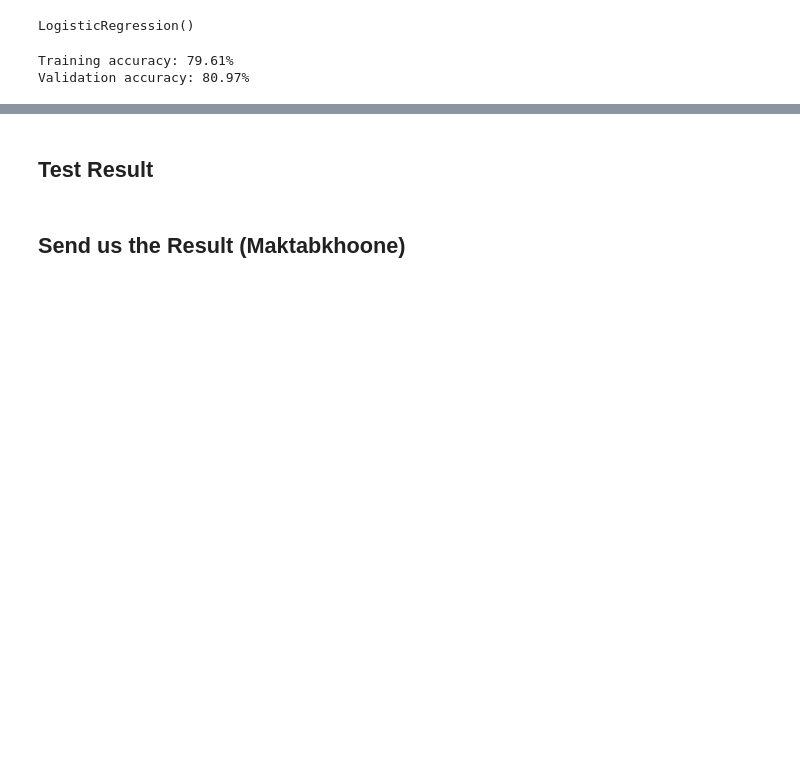
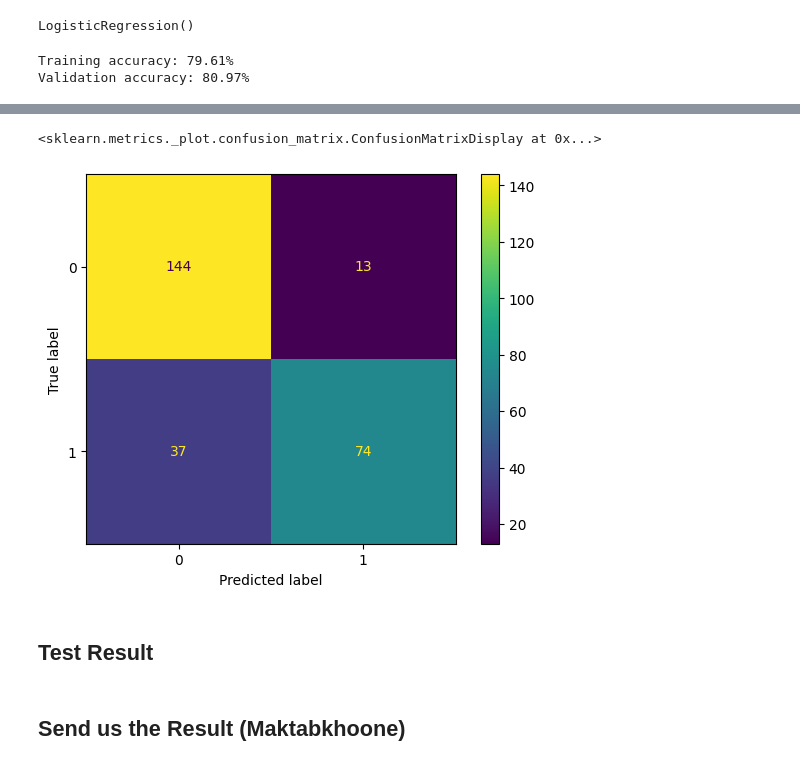
Before and after one commit to sgolestanian/titanic-classification, a Jupyter notebook: Mini Project 3.ipynb, the cells around one changed output, grey strips where cells are left out. Cells and saved outputs as stored; diff of their text form; code cells hidden in the pictures; blank space fills up the shorter version.

```diff
--- a/Mini Project 3.ipynb
+++ b/Mini Project 3.ipynb
@@ -299,0 +388,15 @@ Validation accuracy: 80.97%
+# %%
+import tensorflow as tf
+from tensorflow.keras.layers import Dense
+from tensorflow.keras.models import Sequential
+
+
+nn_model = Sequential([
+    Dense(4, activation='relu'),
+    Dense(2, activation='relu'),
+    Dense(1, activation='sigmoid')
+])
+
+nn_model.compile(loss='binary_crossentropy', metrics='accuracy')
+# %%
+nn_model.fit(X_train, y_train, epochs=500, batch_size=128)
@@ -299,0 +432,2 @@ Validation accuracy: 80.97%
+# %%
+y_val_pred = nn_model.predict(X_val)
@@ -299,0 +436,4 @@ Validation accuracy: 80.97%
+# %%
+y_val_pred[y_val_pred>0.5] = 1
+y_val_pred[y_val_pred<=0.5] = 0
+y_val_pred
@@ -300,3 +458,12 @@ Validation accuracy: 80.97%
+# %%
+from sklearn.metrics import confusion_matrix, ConfusionMatrixDisplay
+
+
+conf = ConfusionMatrixDisplay(confusion_matrix(y_val, y_val_pred))
+conf.plot()
+# %% [output]
+<sklearn.metrics._plot.confusion_matrix.ConfusionMatrixDisplay at 0x...>
+[figure, added]
 # %% [markdown]
 ## Test Result
 # %% [markdown]
```
Also changed, not shown: parts of 24 cells of this notebook.
